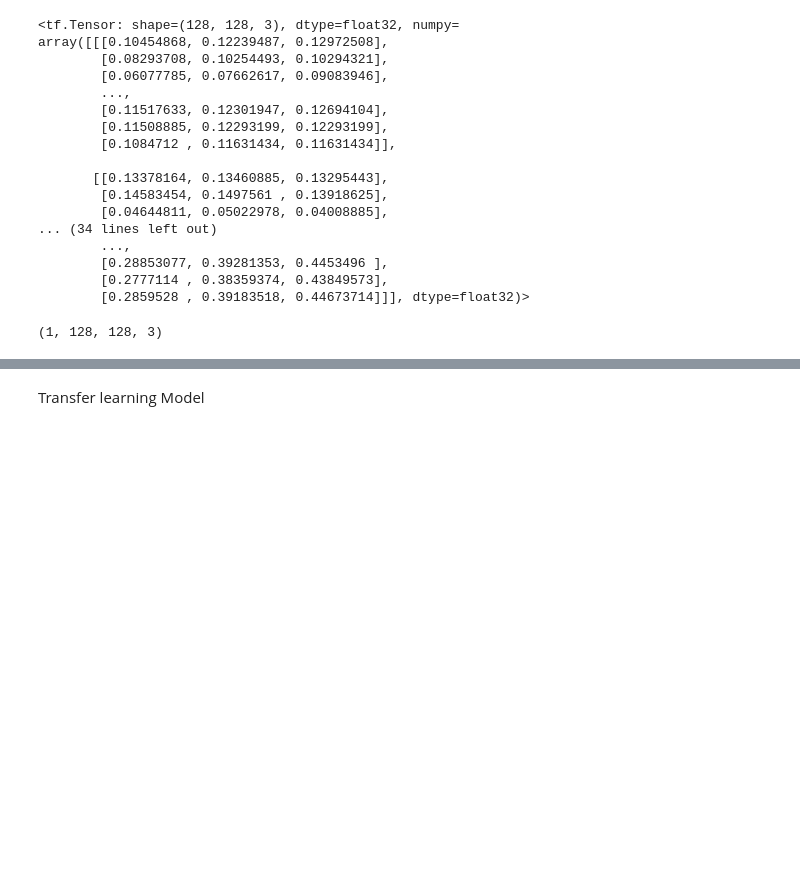
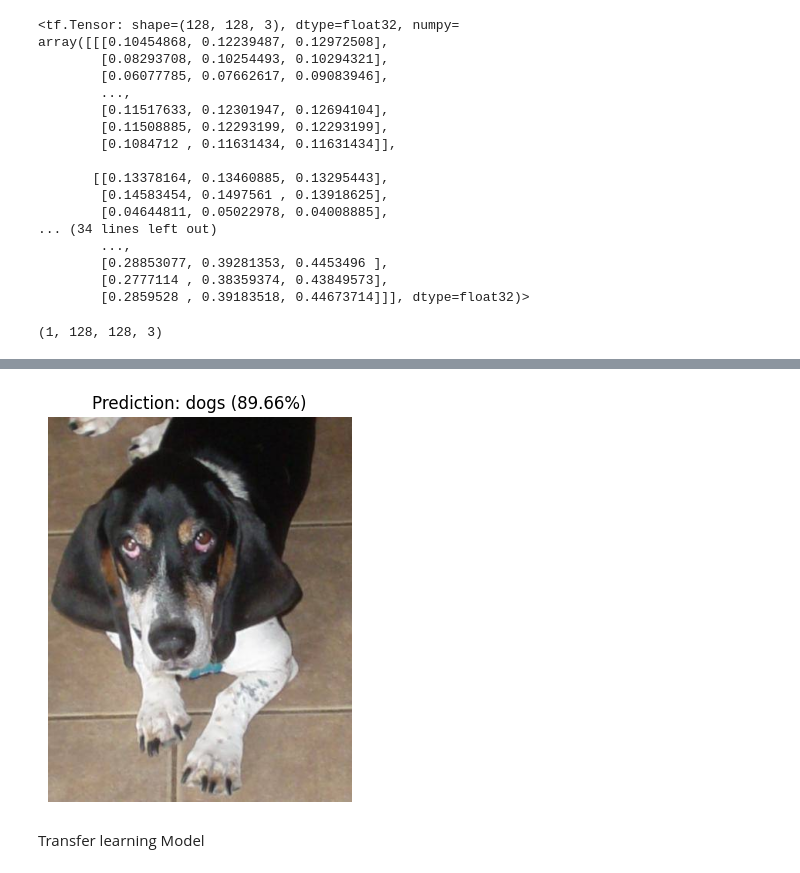
Before and after one commit to enuriherath-blip/Cat_Dog_Classifier, a Jupyter notebook: cat_dog_classifier.ipynb, the cells around one changed output, grey strips where cells are left out. Drawn from its saved outputs; the diff is of its cells as text; code cells hidden in the pictures; blank space fills up the shorter version.

```diff
--- a/cat_dog_classifier.ipynb
+++ b/cat_dog_classifier.ipynb
@@ -355,0 +356,37 @@ cats
+# %%
+def predict_image(image_path):
+    # Load image using OpenCV
+    img = cv2.imread(image_path)
+    if img is None:
+        print("Error: Image not found.")
+        return
+
+    # OpenCV loads images in BGR, convert to RGB for displaying correctly
+    img_rgb = cv2.cvtColor(img, cv2.COLOR_BGR2RGB)
+
+    # Preprocess image to match training parameters
+    resized_img = tf.image.resize(img_rgb, IMAGE_SIZE)
+    scaled_img = resized_img / 255.0
+
+    # Model prediction
+    prediction = model.predict(np.expand_dims(scaled_img, 0))[0][0]
+
+    # Determine predicted class and confidence
+    if prediction > 0.5:
+        label = class_names[1]
+        confidence = prediction * 100
+    else:
+        label = class_names[0]
+        confidence = (1 - prediction) * 100
+
+    # Plot the image and prediction
+    plt.figure(figsize=(5, 5))
+    plt.imshow(img_rgb)
+    plt.title(f"Prediction: {label} ({confidence:.2f}%)")
+    plt.axis('off')
+    plt.show()
+
+# Example usage with your test dog image:
+test_img_path = "/content/cats-and-dogs-for-classification/cats_dogs/test/dogs/dog.4128.jpg"
+predict_image(test_img_path)
+# %% [output]
@@ -356,2 +394,3 @@ cats
+[figure, added]
 # %% [markdown]
 Transfer learning Model
```
Also changed, not shown: parts of 18 cells of this notebook.
